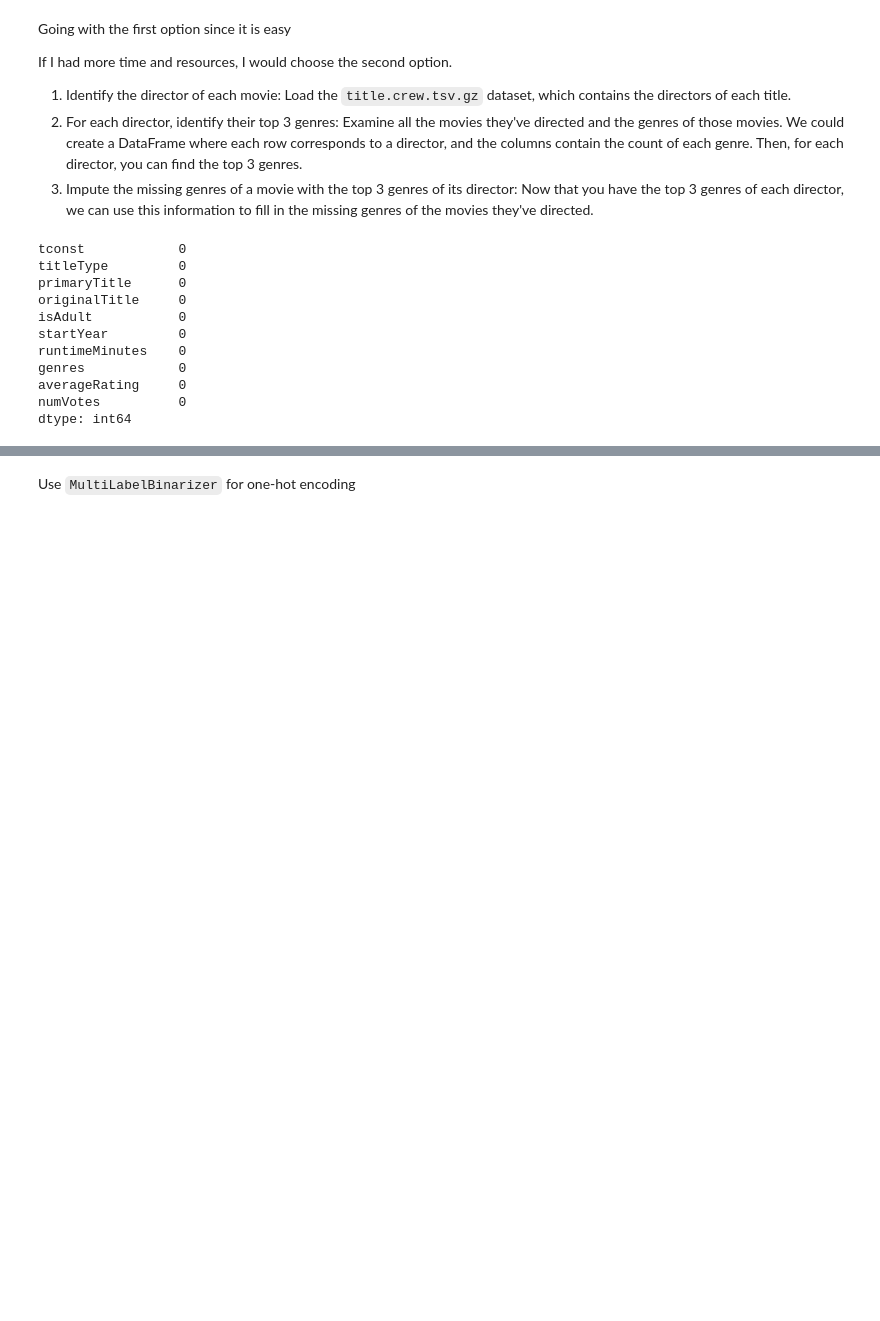
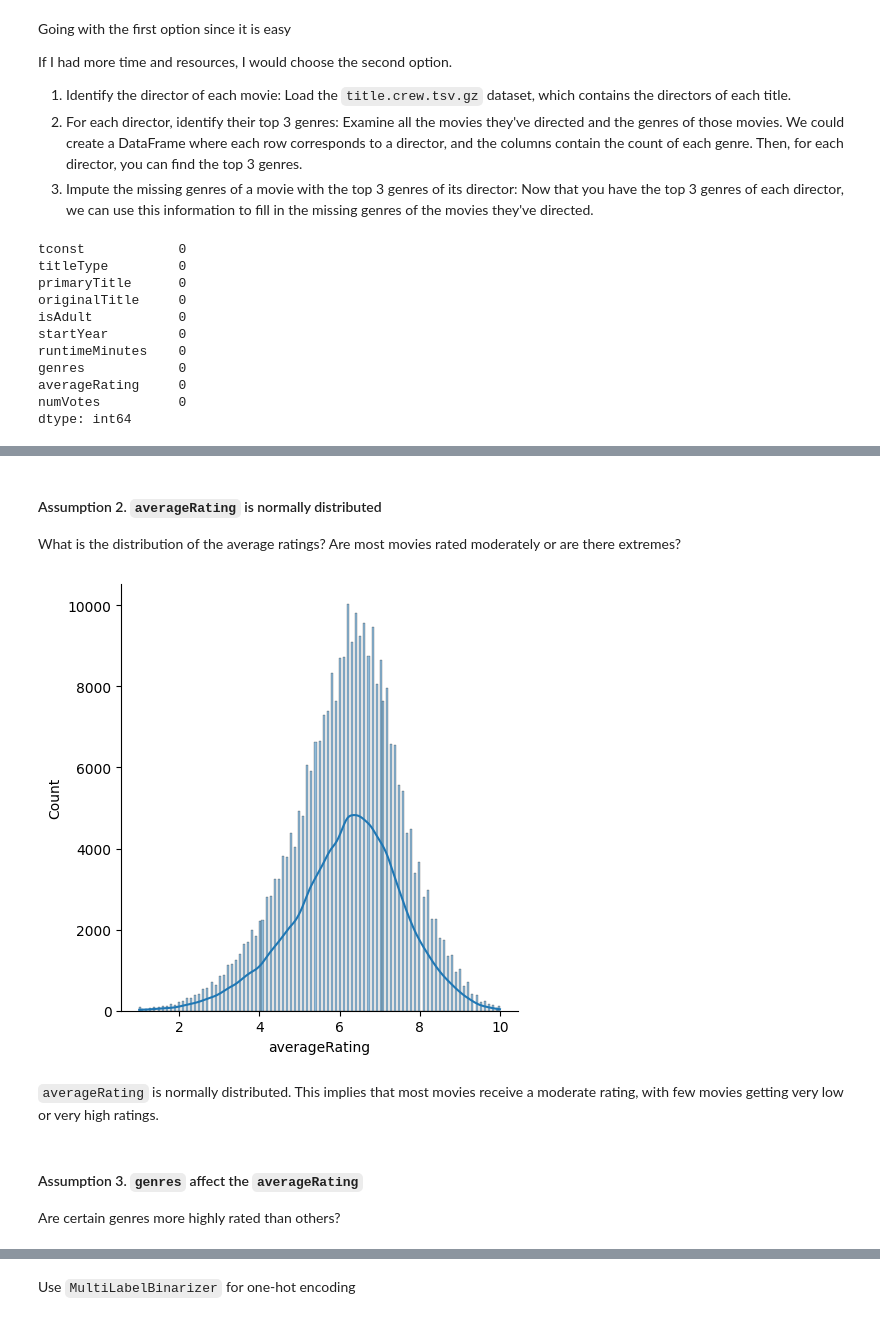
Before and after one commit to jyok117/imdb-movie-rating-prediction, a Jupyter notebook: imdb_movie_rating_prediction.ipynb, the cells around one changed output, grey strips where cells are left out. Cells and saved outputs as stored; diff of their text form; code cells hidden in the pictures; blank space fills up the shorter version.

```diff
--- a/imdb_movie_rating_prediction.ipynb
+++ b/imdb_movie_rating_prediction.ipynb
@@ -244,3 +300,19 @@ The disadvantage of this process is it increases the dataset's size (adds more f
+# %% [markdown]
+#### Assumption 2. `averageRating` is normally distributed
+
+What is the distribution of the average ratings? Are most movies rated moderately or are there extremes?
+# %%
+# create a histogram of averageRating
+sns.displot(movies['averageRating'], kde=True)
+plt.show()
+# %% [output]
+[figure, added]
+# %% [markdown]
+`averageRating` is normally distributed. This implies that most movies receive a moderate rating, with few movies getting very low or very high ratings.
+# %% [markdown]
+#### Assumption 3. `genres` affect the `averageRating`
+
+Are certain genres more highly rated than others?
 # %%
 # Split the genres string into a list of strings
 movies['genres'] = movies['genres'].apply(lambda x: x.split(","))
```
Also changed, not shown: parts of 24 cells of this notebook.
